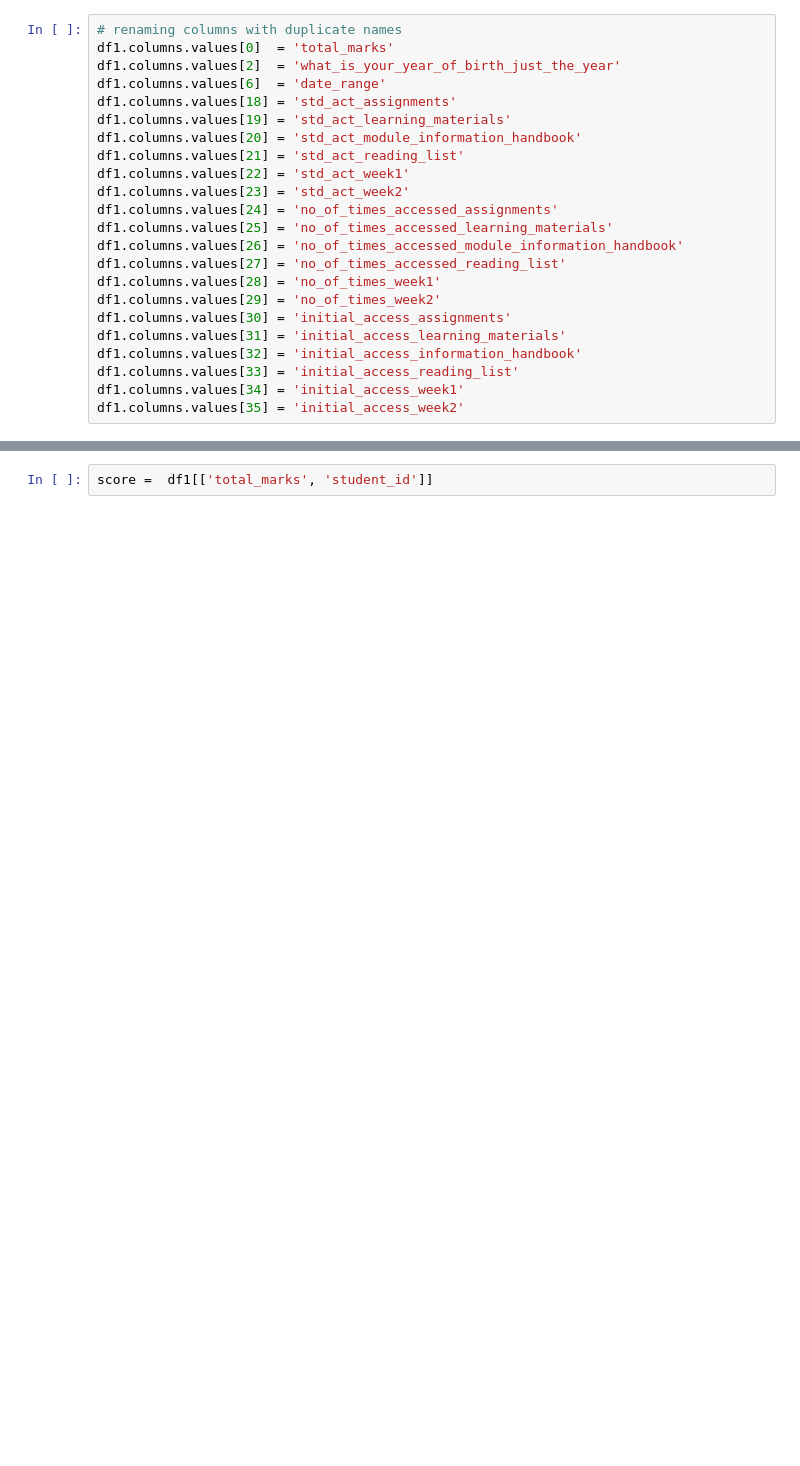
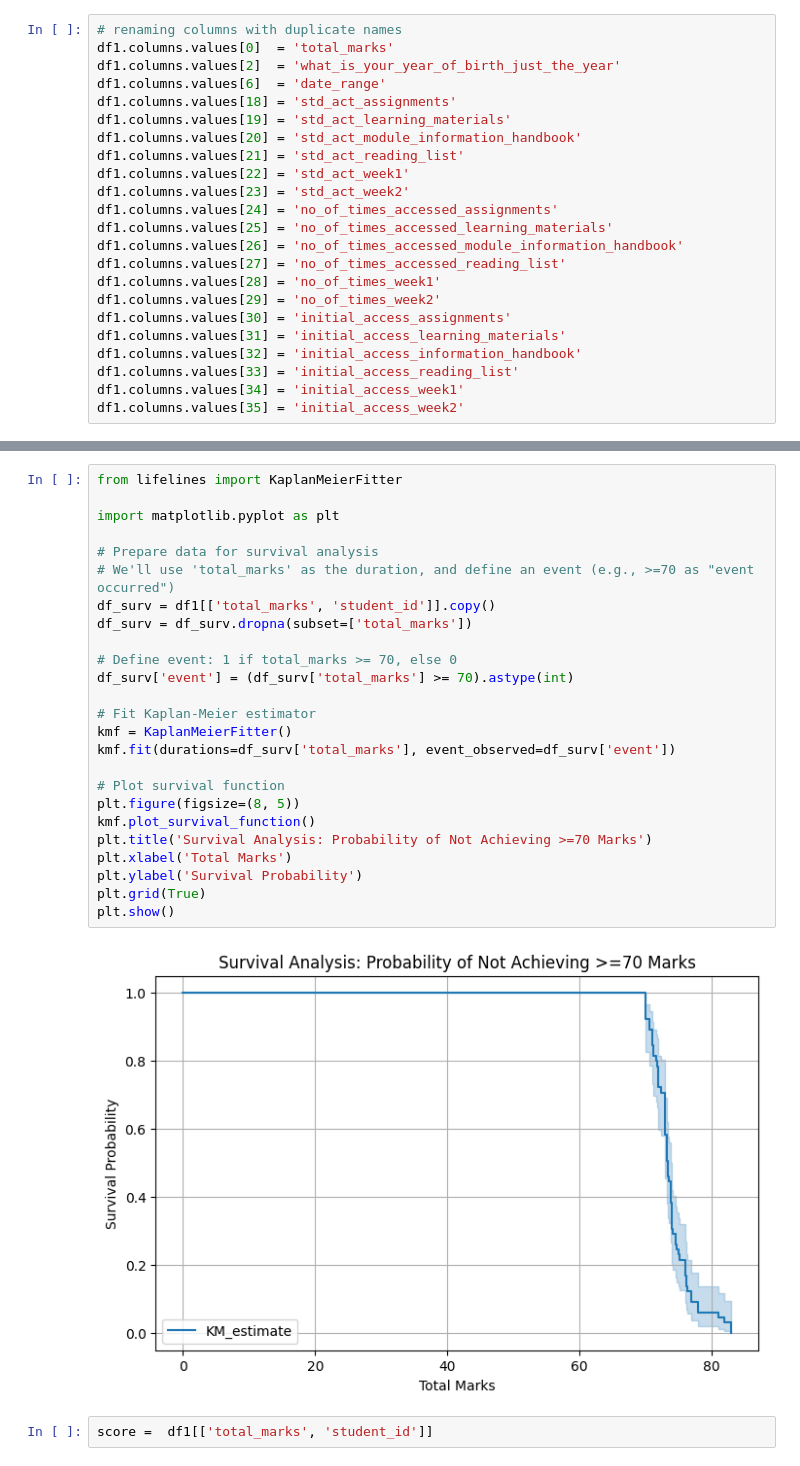
Before and after one commit to tjgusshy/UWE_Brsitol_IGP_Project, a Jupyter notebook: python_folder/eda.ipynb, the cells around one changed output, grey strips where cells are left out. Drawn from its saved outputs; the diff is of its cells as text; blank space fills up the shorter version.

```diff
--- a/python_folder/eda.ipynb
+++ b/python_folder/eda.ipynb
@@ -191,2 +217,29 @@ df1.columns.values[35] = 'initial_access_week2'
+# %%
+from lifelines import KaplanMeierFitter
+
+import matplotlib.pyplot as plt
+
+# Prepare data for survival analysis
+# We'll use 'total_marks' as the duration, and define an event (e.g., >=70 as "event occurred")
+df_surv = df1[['total_marks', 'student_id']].copy()
+df_surv = df_surv.dropna(subset=['total_marks'])
+
+# Define event: 1 if total_marks >= 70, else 0
+df_surv['event'] = (df_surv['total_marks'] >= 70).astype(int)
+
+# Fit Kaplan-Meier estimator
+kmf = KaplanMeierFitter()
+kmf.fit(durations=df_surv['total_marks'], event_observed=df_surv['event'])
+
+# Plot survival function
+plt.figure(figsize=(8, 5))
+kmf.plot_survival_function()
+plt.title('Survival Analysis: Probability of Not Achieving >=70 Marks')
+plt.xlabel('Total Marks')
+plt.ylabel('Survival Probability')
+plt.grid(True)
+plt.show()
+# %% [output]
+[figure, added]
 # %%
 score =  df1[['total_marks', 'student_id']]
```
Also changed, not shown: parts of 32 cells of this notebook, 11 other files.
